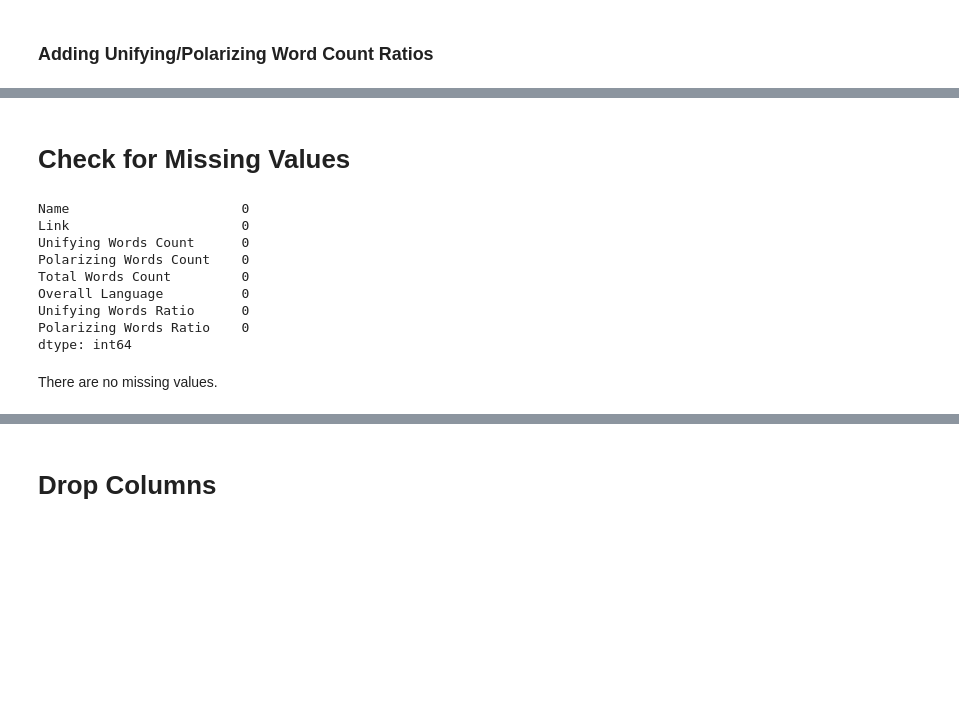
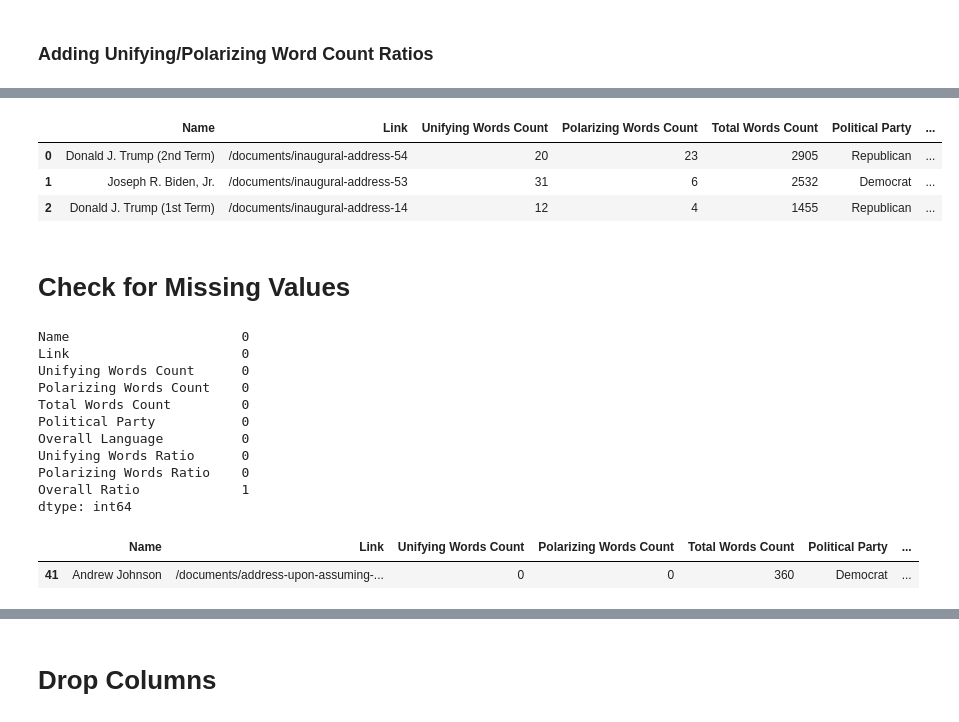
Before and after one commit to KaranRawatUVA/ds4002_project1, a Jupyter notebook: scraping_notebook.ipynb, the cells around one changed output, grey strips where cells are left out. Drawn from its saved outputs; the diff is of its cells as text; code cells hidden in the pictures; blank space fills up the shorter version.

```diff
--- a/scraping_notebook.ipynb
+++ b/scraping_notebook.ipynb
@@ -222,18 +235,32 @@ df.head(3)
+# %%
+df["Overall Ratio"] = round(df["Unifying Words Ratio"] / df["Polarizing Words Ratio"], 4)
+df.head(3)
+# %% [output]
+|  | Name | Link | Unifying Words Count | Polarizing Words Count | Total Words Count | Political Party | ... |
+| 0 | Donald J. Trump (2nd Term) | /documents/inaugural-address-54 | 20 | 23 | 2905 | Republican | ... |
+| 1 | Joseph R. Biden, Jr. | /documents/inaugural-address-53 | 31 | 6 | 2532 | Democrat | ... |
+| 2 | Donald J. Trump (1st Term) | /documents/inaugural-address-14 | 12 | 4 | 1455 | Republican | ... |
 # %% [markdown]
 # Check for Missing Values
 # %%
 # Check for missing values
-missing_total = df.isna().sum()
-missing_total
+df.isna().sum()
 # %% [output]
 Name                      0
 Link                      0
 Unifying Words Count      0
 Polarizing Words Count    0
 Total Words Count         0
+Political Party           0
 Overall Language          0
 Unifying Words Ratio      0
 Polarizing Words Ratio    0
+Overall Ratio             1
 dtype: int64
-# %% [markdown]
-There are no missing values.
+# %%
+# View row with missing value
+missing_row = df["Overall Ratio"].isna()
+df[missing_row]
+# %% [output]
+|  | Name | Link | Unifying Words Count | Polarizing Words Count | Total Words Count | Political Party | ... |
+| 41 | Andrew Johnson | /documents/address-upon-assuming-... | 0 | 0 | 360 | Democrat | ... |
```
Also changed, not shown: parts of 11 cells of this notebook, 2 other files.
